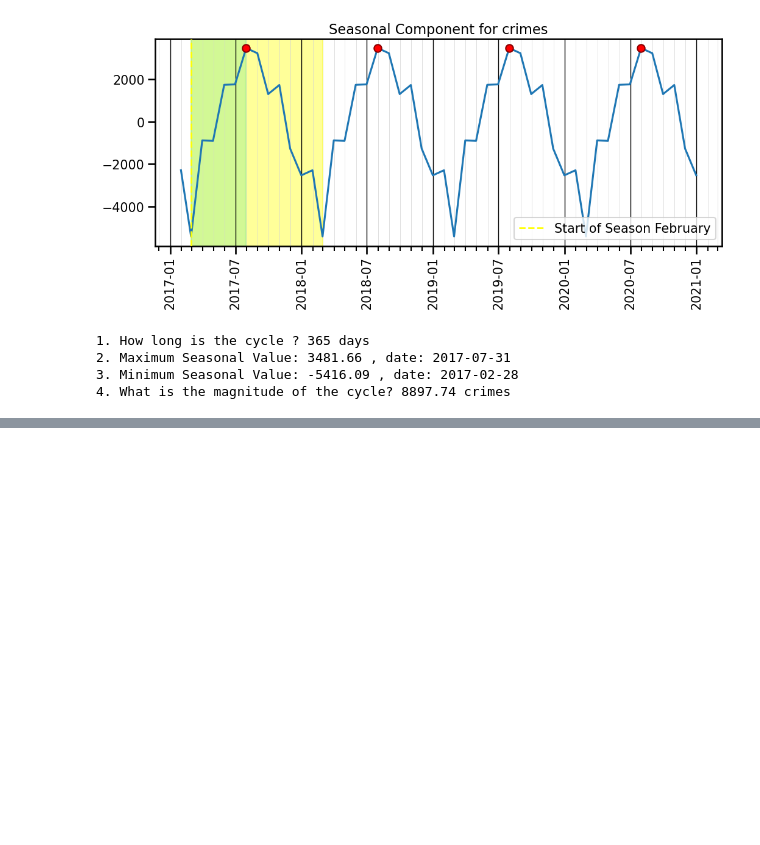
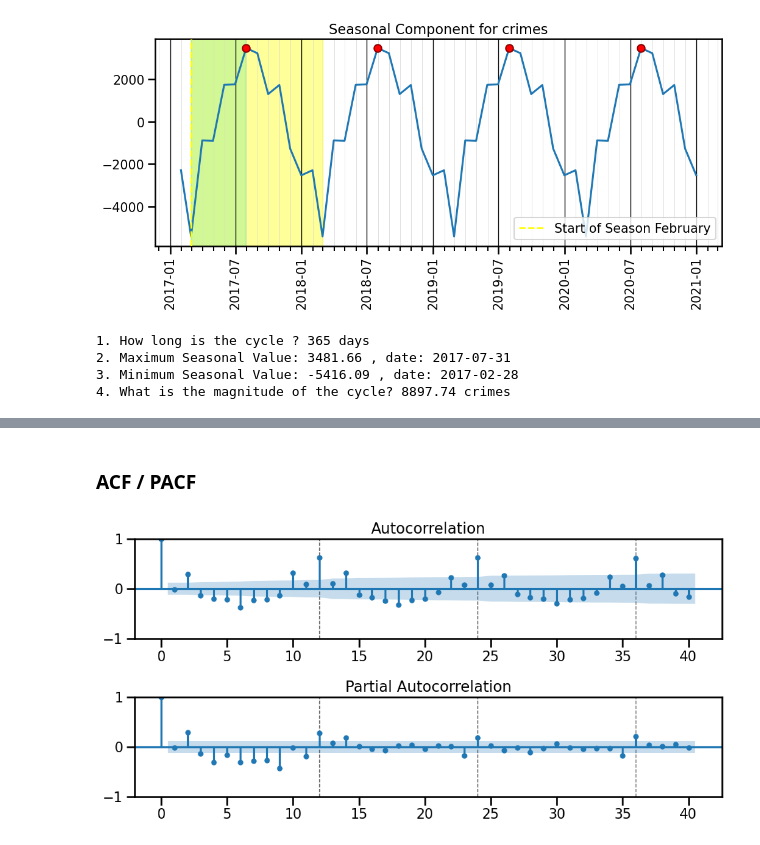
Before and after one commit to Yousef-Zeer/Chicago-Crime, a Jupyter notebook: chicago_crime_.ipynb, the cells around one changed output, grey strips where cells are left out. Cells and saved outputs as stored; diff of their text form; code cells hidden in the pictures; blank space fills up the shorter version.

```diff
--- a/chicago_crime_.ipynb
+++ b/chicago_crime_.ipynb
@@ -426,0 +650,6 @@ print(f"4. What is the magnitude of the cycle? {magnitude:.2f} crimes")
+# %% [markdown]
+### ACF / PACF
+# %%
+plot_acf_pacf(ts_assault_diff, annotate_seas=True, m = 12);
+# %% [output]
+[figure, added]
```
Also changed, not shown: parts of 55 cells of this notebook.
